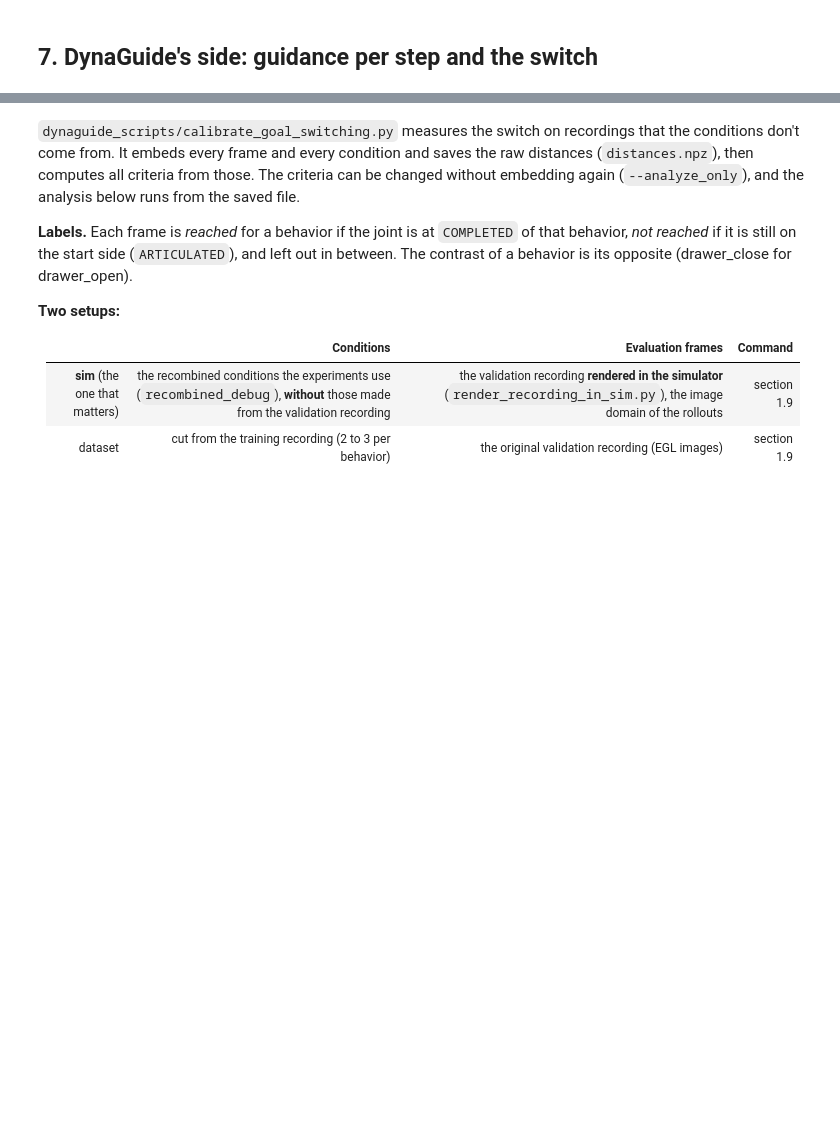
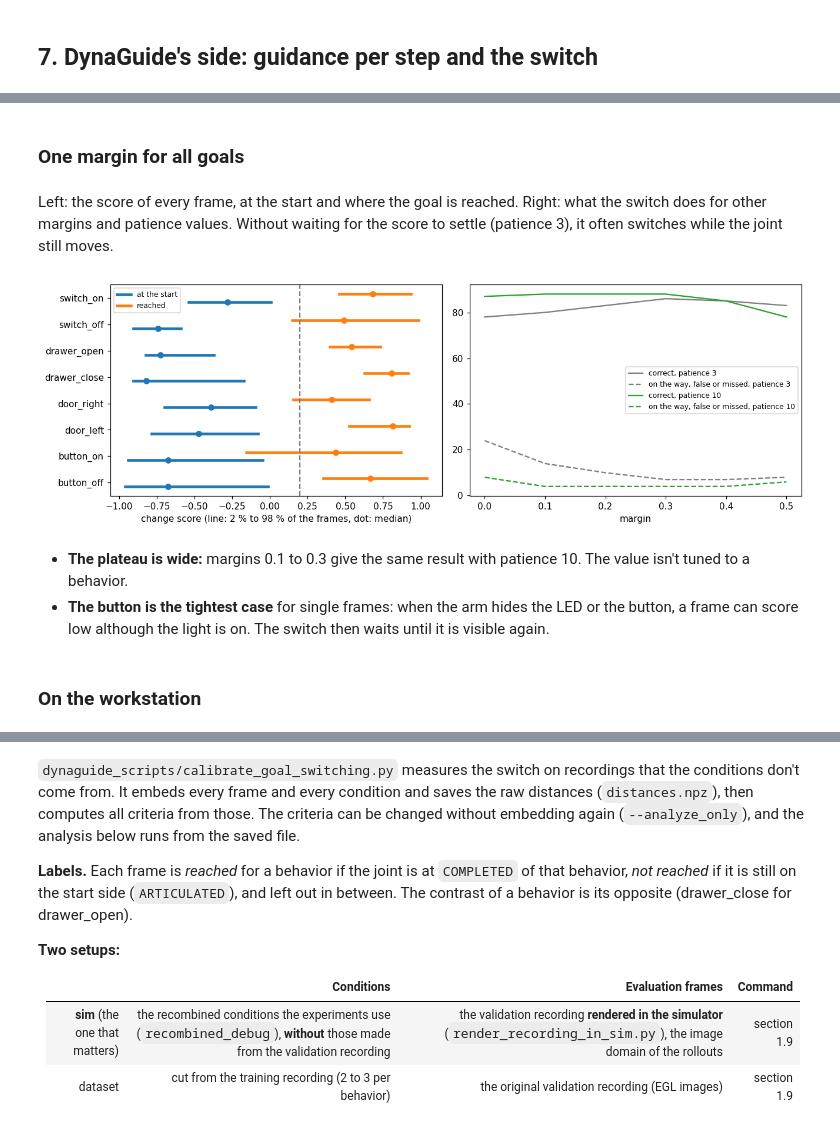
Before and after one commit to DomiAb/IntelligentRobotics-Team04, a Jupyter notebook: DynaGuide-main/Multigoal guidance.ipynb, the cells around one changed output, grey strips where cells are left out. Cells and saved outputs as stored; diff of their text form; code cells hidden in the pictures; blank space fills up the shorter version.

```diff
--- a/DynaGuide-main/Multigoal guidance.ipynb
+++ b/DynaGuide-main/Multigoal guidance.ipynb
@@ -461,0 +568,6 @@ All of them can be changed per config or per step, e.g. `"switch": {"criterion":
+# %%
+path = "results/goal_switch_exploration/blocks.json"
+if os.path.exists(path):
+    print(f"{'':24s}events    AUC   done: median   share above margin 0.2   not done: highest 2 %")
+    for name, row in json.load(open(path)).items():
+        print(f"{name:24s}{row['events']:6d}{row['auc']:7.2f}{row['done_median']:15.2f}{row['done_share_above_margin']:25.2f}{row['not_done_high']:24.2f}")
@@ -463,0 +617,14 @@ All of them can be changed per config or per step, e.g. `"switch": {"criterion":
+# %%
+from test_goal_switch import OUTCOMES, Scores, evaluate, joint_side
+SWITCH_SETTINGS = {**SWITCH_DEFAULTS, **CHANGE_DEFAULTS}
+scores_file = "results/goal_switch_exploration/scores.npz"
+if os.path.exists(scores_file):
+    scores = Scores.load(scores_file)
+    table = evaluate(scores, SWITCH_SETTINGS)
+    groups = sorted({group for group, _ in table.rows})
+    print(f"{'':40s}" + "".join(f"{name:>11s}" for name in OUTCOMES))
+    for group in groups + [None]:
+        print(f"{group or 'all':40s}" + "".join(f"{n:11d}" for n in table.totals(group).values()))
+    delays = [delay for row in table.rows.values() for delay in row["delays"]]
+    print(f"\ndelay after the env sees it: mean {np.mean(delays):.1f}, max {max(delays)} steps")
+    print("on the way:", {behavior : row["joint_on_the_way"] for (_, behavior), row in table.rows.items() if row["joint_on_the_way"]})
@@ -463,0 +642,34 @@ All of them can be changed per config or per step, e.g. `"switch": {"criterion":
+# %% [markdown]
+### One margin for all goals
+# %% [markdown]
+Left: the score of every frame, at the start and where the goal is reached. Right: what the switch does for other margins and patience values. Without waiting for the score to settle (patience 3), it often switches while the joint still moves.
+# %%
+if os.path.exists(scores_file):
+    behaviors = sorted({entry["behavior"] for entry in scores.entries})
+    fig, (left, right) = plt.subplots(1, 2, figsize = (12, 4))
+    for row, behavior in enumerate(behaviors):
+        found = [e for e in scores.entries if e["behavior"] == behavior]
+        score, side = np.concatenate([e["score"] for e in found]), np.concatenate([joint_side(behavior, e["joint"]) for e in found])
+        for value, color, offset, label in [(0, "tab:blue", -0.15, "at the start"), (1, "tab:orange", 0.15, "reached")]:
+            s = score[side == value]
+            left.plot(np.quantile(s, [0.02, 0.98]), [row + offset] * 2, color = color, lw = 3, label = label if row == 0 else None)
+            left.plot(np.median(s), row + offset, "o", color = color)
+    left.axvline(CHANGE_DEFAULTS["margin"], color = "gray", ls = "--")
+    left.set_yticks(range(len(behaviors)), behaviors)
+    left.set_xlabel("change score (line: 2 % to 98 % of the frames, dot: median)")
+    left.legend(fontsize = 8, loc = "upper left")
+    margins = [0.0, 0.1, 0.2, 0.3, 0.4, 0.5]
+    for patience, color in [(3, "tab:gray"), (10, "tab:green")]:
+        totals = [evaluate(scores, {**SWITCH_SETTINGS, "margin" : m, "patience" : patience}).totals() for m in margins]
+        right.plot(margins, [t["correct"] for t in totals], color = color, label = f"correct, patience {patience}")
+        right.plot(margins, [t["on the way"] + t["false"] + t["missed"] for t in totals], color = color, ls = "--", label = f"on the way, false or missed, patience {patience}")
+    right.set_xlabel("margin")
+    right.legend(fontsize = 8)
+    fig.tight_layout()
+# %% [output]
+[figure, added]
+# %% [markdown]
+- **The plateau is wide:** margins 0.1 to 0.3 give the same result with patience 10. The value isn't tuned to a behavior.
+- **The button is the tightest case** for single frames: when the arm hides the LED or the button, a frame can score low although the light is on. The switch then waits until it is visible again.
+# %% [markdown]
+### On the workstation
```
Also changed, not shown: parts of 44 cells of this notebook, 13 other files.
